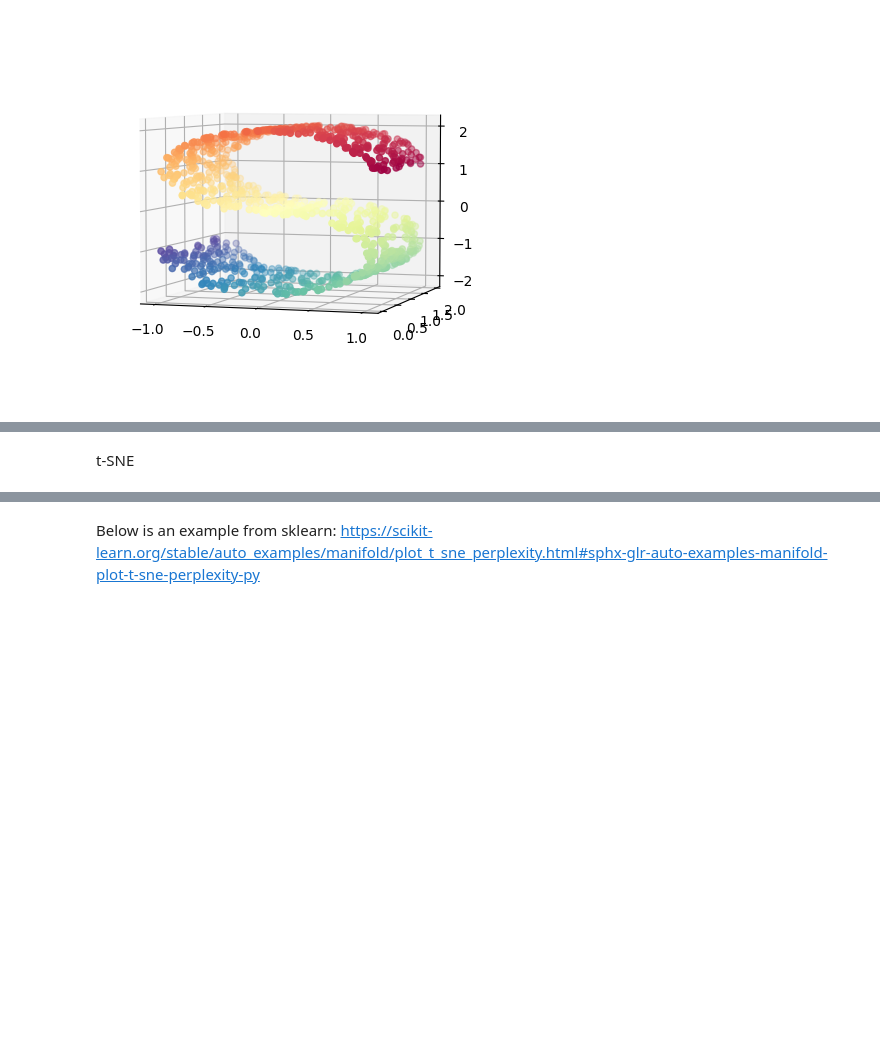
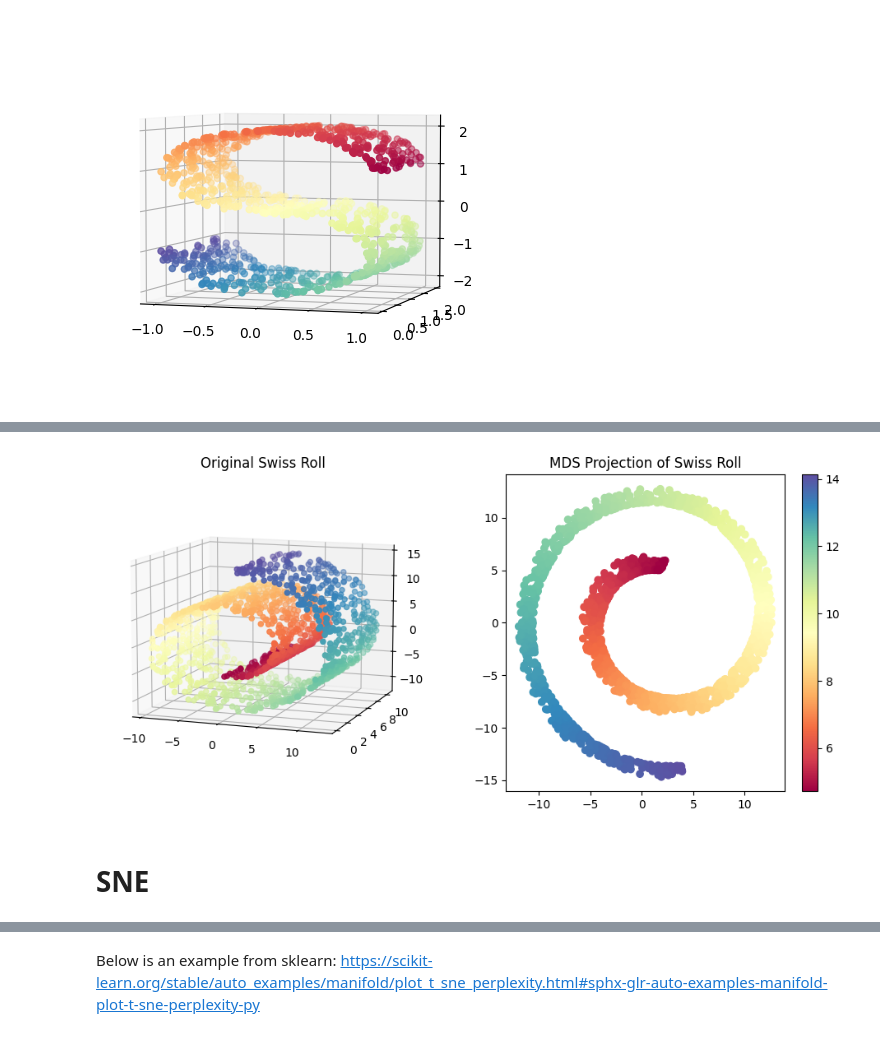
Before and after one commit to zhiwu-huang/COMP6237-Data-Mining-Demo-Code, a Jupyter notebook: 05_embedding_data.ipynb, the cells around one changed output, grey strips where cells are left out. Cells and saved outputs as stored; diff of their text form; code cells hidden in the pictures; blank space fills up the shorter version.

```diff
--- a/05_embedding_data.ipynb
+++ b/05_embedding_data.ipynb
@@ -137,2 +175,34 @@ plt.show()
+# %%
+import numpy as np
+import matplotlib.pyplot as plt
+from sklearn.datasets import make_swiss_roll
+from sklearn.manifold import MDS
+
+# Generate Swiss Roll dataset
+swiss, color = make_swiss_roll(1600)
+swiss[:, 1] = swiss[:, 1] / 2  # Normalize height
+
+# Apply MDS to reduce from 3D to 2D
+mds = MDS(n_components=2, random_state=0, dissimilarity="euclidean")
+swiss_2d_mds = mds.fit_transform(swiss)
+
+# Plot the results
+fig = plt.figure(figsize=(12, 5))
+
+# Original 3D Swiss Roll
+ax = fig.add_subplot(121, projection='3d')
+ax.scatter(swiss[:, 0], swiss[:, 1], swiss[:, 2], c=color, cmap=plt.cm.Spectral)
+ax.set_title("Original Swiss Roll")
+ax.view_init(10, -70)
+
+# MDS 2D projection
+ax2 = fig.add_subplot(122)
+scatter = ax2.scatter(swiss_2d_mds[:, 0], swiss_2d_mds[:, 1], c=color, cmap=plt.cm.Spectral)
+ax2.set_title("MDS Projection of Swiss Roll")
+plt.colorbar(scatter)
+
+plt.show()
+# %% [output]
+[figure, added]
 # %% [markdown]
-t-SNE
+# SNE
```
Also changed, not shown: parts of 10 cells of this notebook.
